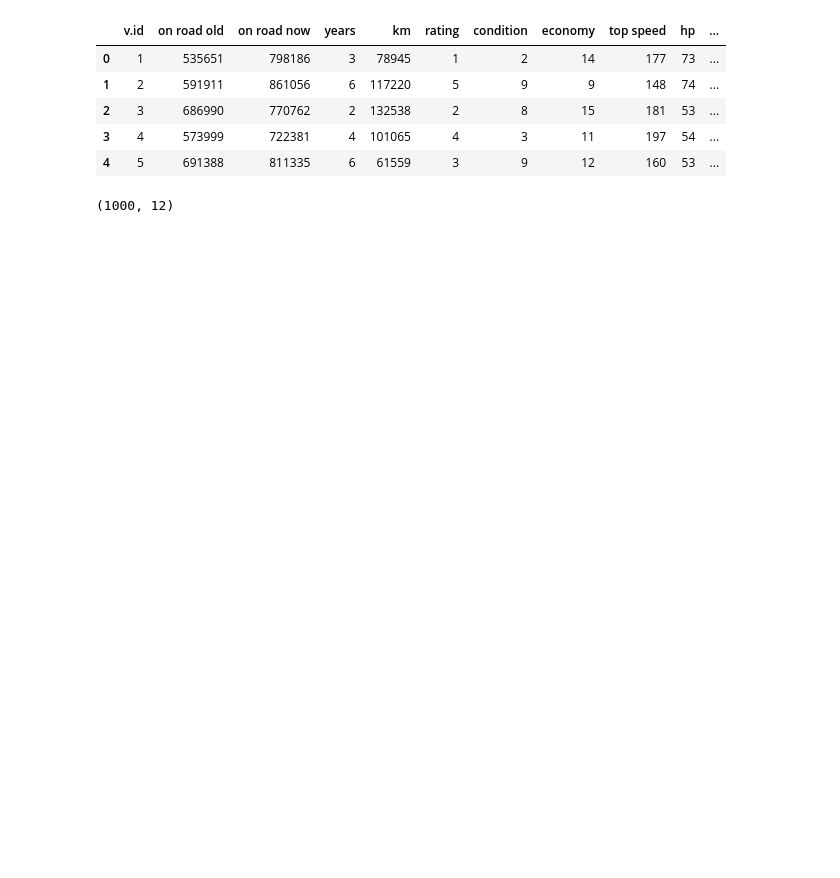
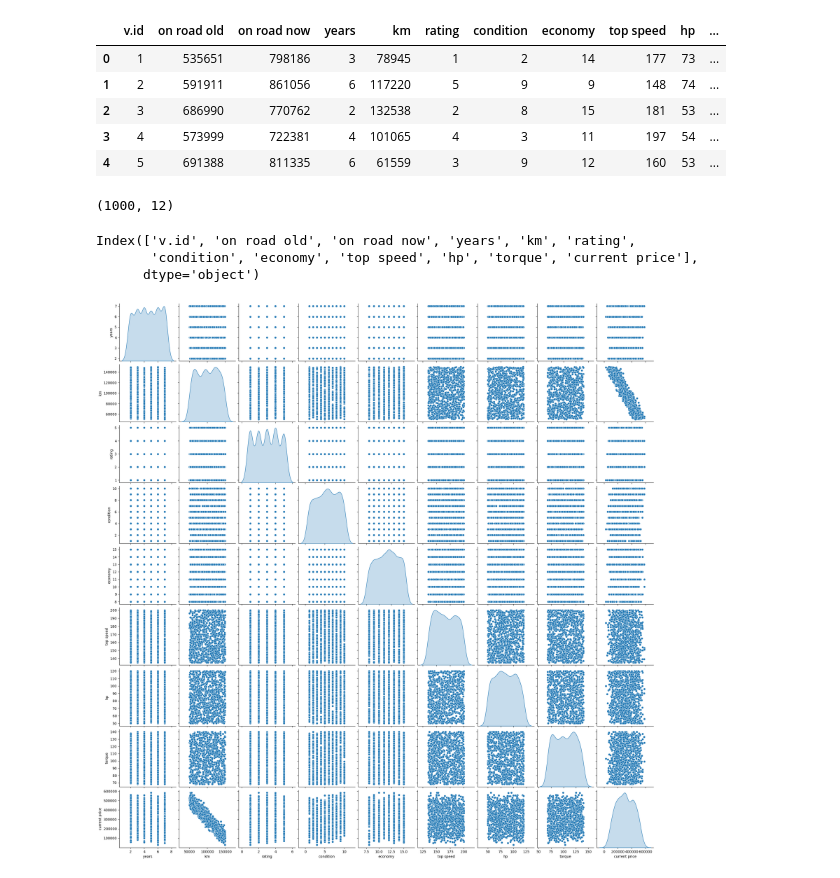
Before and after one commit to chinweeee/Automobile_Resale_Value_Forecaster, a Jupyter notebook: Automobile_Resale_Value_Forecaster_Regression_Model_and_Neural_Network.ipynb, the cells around one changed output. Drawn from its saved outputs; the diff is of its cells as text; code cells hidden in the pictures; blank space fills up the shorter version.

```diff
--- a/Automobile_Resale_Value_Forecaster_Regression_Model_and_Neural_Network.ipynb
+++ b/Automobile_Resale_Value_Forecaster_Regression_Model_and_Neural_Network.ipynb
@@ -18,3 +18,16 @@ data.head()
 data.shape
 # %% [output]
 (1000, 12)
+# %%
+data.columns
+# %% [output]
+Index(['v.id', 'on road old', 'on road now', 'years', 'km', 'rating',
+       'condition', 'economy', 'top speed', 'hp', 'torque', 'current price'],
+      dtype='object')
+# %%
+sns.pairplot(data
+             [['years', 'km', 'rating',
+       'condition', 'economy', 'top speed', 'hp', 'torque', 'current price']]
+             , diag_kind='kde');
+# %% [output]
+[figure, added]
```
Also changed, not shown: parts of 2 cells of this notebook.
